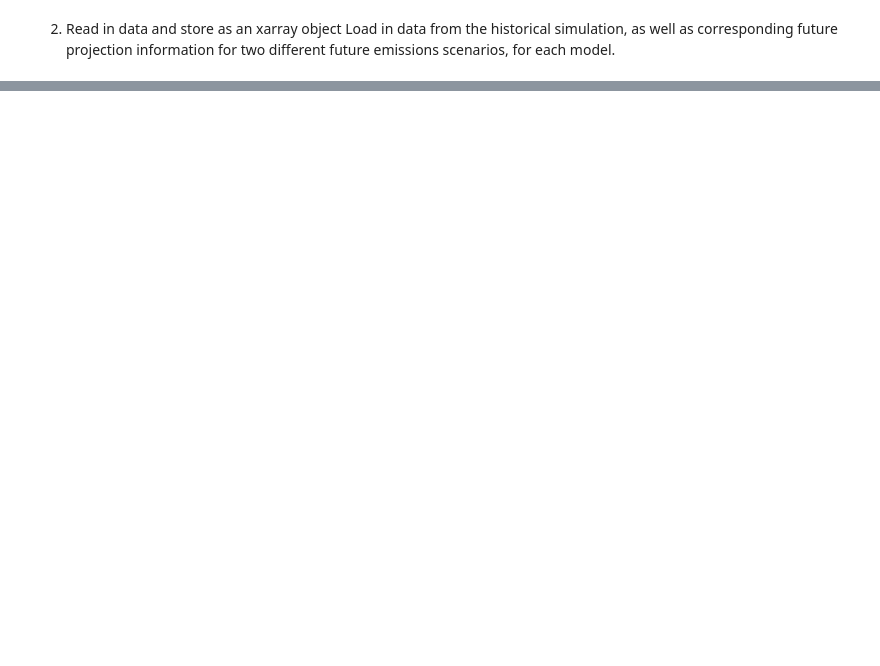
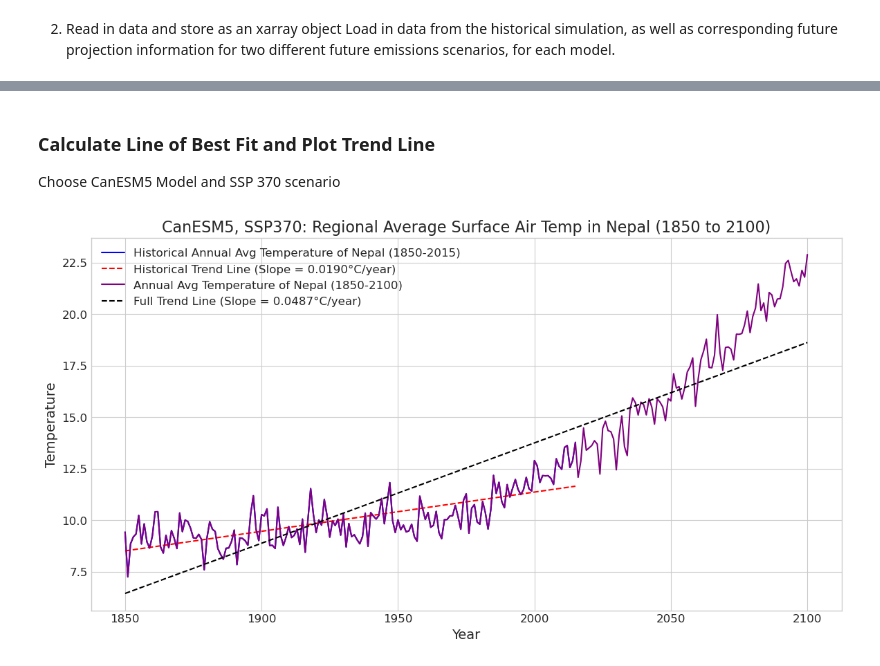
Before and after one commit to ZoeZhouJ/CMIP6_AWS, a Jupyter notebook: hw.ipynb, the cells around one changed output, grey strips where cells are left out. Cells and saved outputs as stored; diff of their text form; code cells hidden in the pictures; blank space fills up the shorter version.

```diff
--- a/hw.ipynb
+++ b/hw.ipynb
@@ -196,0 +176,5 @@ can_tas_ssp370_data = xr.open_zarr(CanESM5_res.df['zstore'][2], storage_options=
+# %%
+## tas Historical + SSP370
+can_tas_370 = xr.concat([can_tas_hist_data, can_tas_ssp370_data], dim="time")
+## tas Historicl + SSP126
+can_tas_126 = xr.concat([can_tas_hist_data, can_tas_ssp126_data], dim="time")
@@ -196,0 +271,11 @@ can_tas_ssp370_data = xr.open_zarr(CanESM5_res.df['zstore'][2], storage_options=
+# %%
+# Define logical mask: True when lat/lon inside the valid ranges, False elsewhere
+tas_Nepal_lat = (can_tas_370.lat >= lat_min) & (can_tas_370.lat <= lat_max)
+tas_Nepal_lon = (can_tas_370.lon >= lon_min) & (can_tas_370.lon <= lon_max)
+
+# Find points where the mask value is True, drop all other points
+tas_Nepal_370 = can_tas_370.where(tas_Nepal_lat & tas_Nepal_lon, drop=True)
+
+# Average over lat, lon dimensions to get a time series
+# Global Average
+can_tas_Nepal_370 = tas_Nepal_370.mean(dim=["lat", "lon"])
@@ -196,0 +312,4 @@ can_tas_ssp370_data = xr.open_zarr(CanESM5_res.df['zstore'][2], storage_options=
+# %%
+# Calculate annuam mean temperature for all scenarios
+can_annual_mean_126 = can_tas_Nepal_126.groupby('time.year').mean()
+can_annual_mean_370 = can_tas_Nepal_370.groupby('time.year').mean()
@@ -196,0 +348,35 @@ can_tas_ssp370_data = xr.open_zarr(CanESM5_res.df['zstore'][2], storage_options=
+# %% [markdown]
+### Calculate Line of Best Fit and Plot Trend Line
+Choose CanESM5 Model and SSP 370 scenario
+# %%
+### Fit a trend line for two different time periods
+model_data = can_annual_mean_370
+model_label = 'CanESM5, SSP370'
+
+# --- 2. Filter Data for Time Periods ---
+# Make sure your data covers these years
+hist_data = model_data.sel(year=slice(1850, 2015))
+full_data = model_data.sel(year=slice(1850, 2100))
+
+# Calculate best-fit parameters for the linear polynomial fit of temperature to year
+x = np.polyfit(hist_data.year, hist_data, 1)
+# Generate a polynomial object using those best-fit parameters
+trend_line = np.poly1d(x)
+
+y = np.polyfit(full_data.year, full_data, 1)
+# Generate a polynomial object using those best-fit parameters
+trend_line_full = np.poly1d(y)
+
+fig, ax = plt.subplots(figsize=(14,7))
+ax.plot(hist_data.year, hist_data, label= 'Historical Annual Avg Temperature of Nepal (1850-2015)', color='blue')
+ax.plot(hist_data.year, trend_line(hist_data.year), color='red', linestyle='--', label=f'Historical Trend Line (Slope = {x[0]:.4f}°C/year)')
+ax.plot(full_data.year, full_data, label= 'Annual Avg Temperature of Nepal (1850-2100)', color='purple')
+ax.plot(full_data.year, trend_line_full(full_data.year), color='black', linestyle='--', label=f'Full Trend Line (Slope = {y[0]:.4f}°C/year)')
+
+ax.set_title('CanESM5, SSP370: Regional Average Surface Air Temp in Nepal (1850 to 2100)')
+ax.set_xlabel('Year')
+ax.set_ylabel('Temperature')
+ax.legend()
+plt.show()
+# %% [output]
+[figure, added]
```
Also changed, not shown: parts of 39 cells of this notebook, 1 other file.
